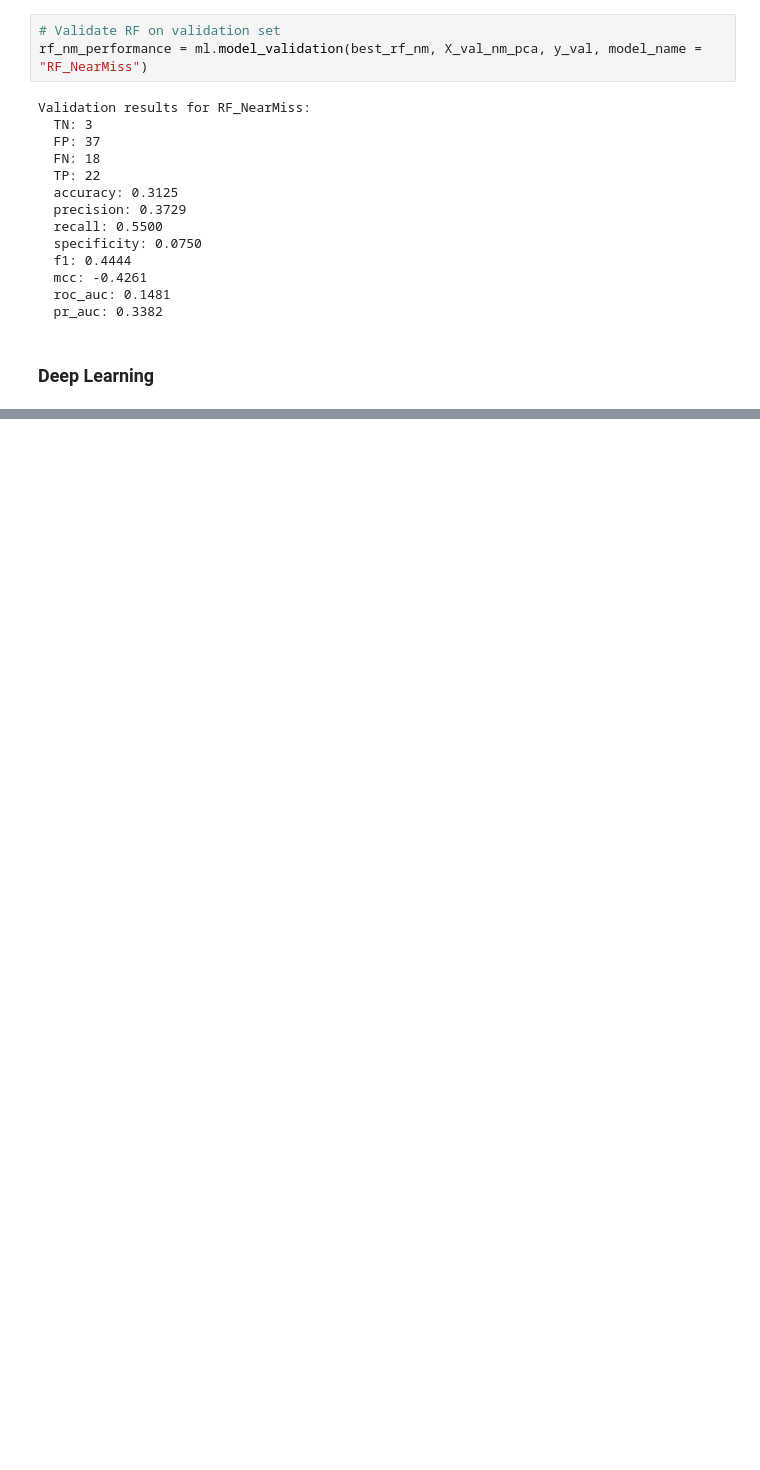
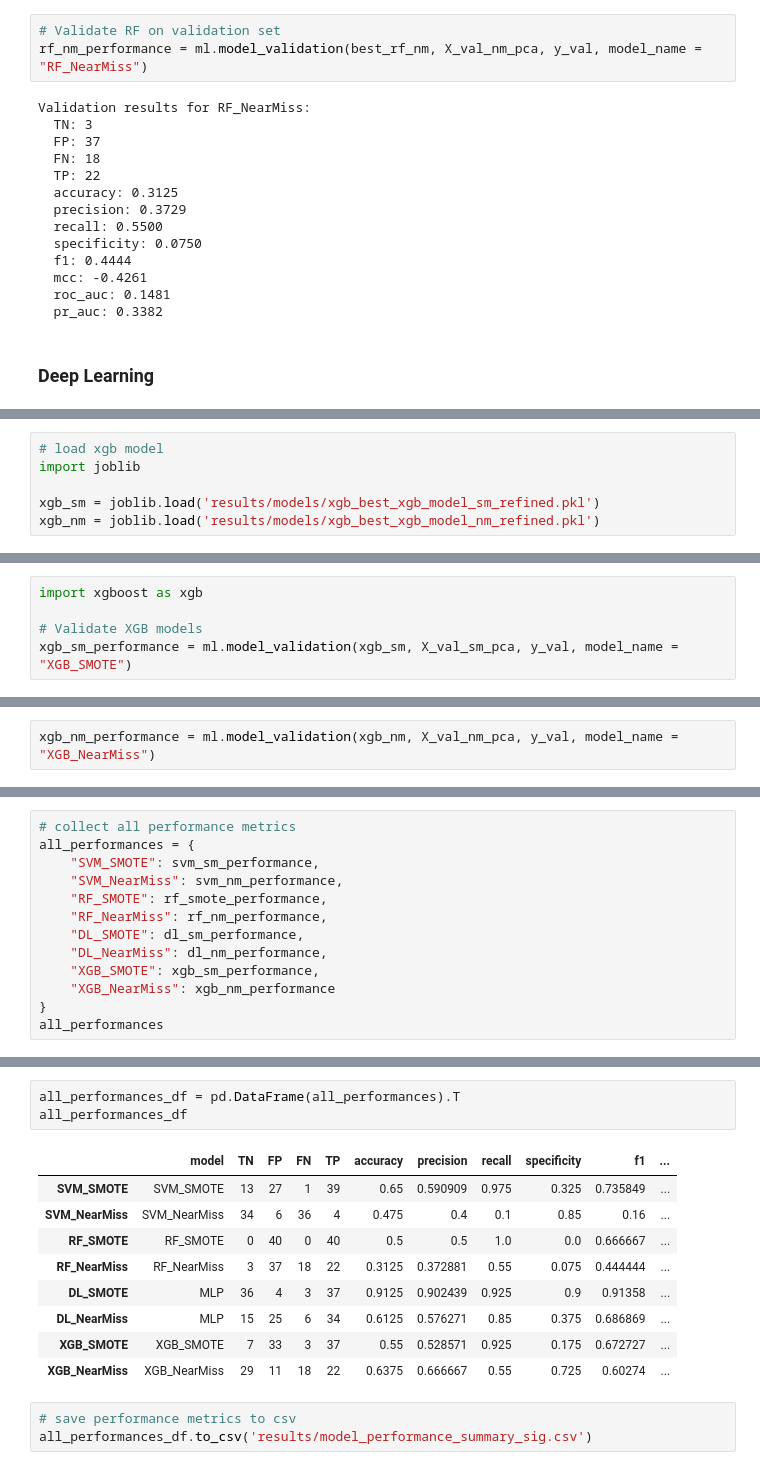
Before and after one commit to adhiraj141092/anxiety_methylation_classification, a Jupyter notebook: model_training_sig.ipynb, the cells around one changed output, grey strips where cells are left out. Cells and saved outputs as stored; diff of their text form; blank space fills up the shorter version.

Commit message:
fixing model_training and notebook

```diff
--- a/model_training_sig.ipynb
+++ b/model_training_sig.ipynb
@@ -288,0 +363,6 @@ Validation results for MLP:
+# %%
+# load xgb model
+import joblib
+
+xgb_sm = joblib.load('results/models/xgb_best_xgb_model_sm_refined.pkl')
+xgb_nm = joblib.load('results/models/xgb_best_xgb_model_nm_refined.pkl')
@@ -288,0 +378,5 @@ Validation results for MLP:
+# %%
+import xgboost as xgb
+
+# Validate XGB models
+xgb_sm_performance = ml.model_validation(xgb_sm, X_val_sm_pca, y_val, model_name = "XGB_SMOTE")
@@ -288,0 +397,2 @@ Validation results for MLP:
+# %%
+xgb_nm_performance = ml.model_validation(xgb_nm, X_val_nm_pca, y_val, model_name = "XGB_NearMiss")
@@ -288,0 +433,13 @@ Validation results for MLP:
+# %%
+# collect all performance metrics
+all_performances = {
+    "SVM_SMOTE": svm_sm_performance,
+    "SVM_NearMiss": svm_nm_performance,
+    "RF_SMOTE": rf_smote_performance,
+    "RF_NearMiss": rf_nm_performance,
+    "DL_SMOTE": dl_sm_performance,
+    "DL_NearMiss": dl_nm_performance,
+    "XGB_SMOTE": xgb_sm_performance,
+    "XGB_NearMiss": xgb_nm_performance
+}
+all_performances
@@ -288,0 +464,16 @@ Validation results for MLP:
+# %%
+all_performances_df = pd.DataFrame(all_performances).T
+all_performances_df
+# %% [output]
+|  | model | TN | FP | FN | TP | accuracy | precision | recall | specificity | f1 | ... |
+| SVM_SMOTE | SVM_SMOTE | 13 | 27 | 1 | 39 | 0.65 | 0.590909 | 0.975 | 0.325 | 0.735849 | ... |
+| SVM_NearMiss | SVM_NearMiss | 34 | 6 | 36 | 4 | 0.475 | 0.4 | 0.1 | 0.85 | 0.16 | ... |
+| RF_SMOTE | RF_SMOTE | 0 | 40 | 0 | 40 | 0.5 | 0.5 | 1.0 | 0.0 | 0.666667 | ... |
+| RF_NearMiss | RF_NearMiss | 3 | 37 | 18 | 22 | 0.3125 | 0.372881 | 0.55 | 0.075 | 0.444444 | ... |
+| DL_SMOTE | MLP | 36 | 4 | 3 | 37 | 0.9125 | 0.902439 | 0.925 | 0.9 | 0.91358 | ... |
+| DL_NearMiss | MLP | 15 | 25 | 6 | 34 | 0.6125 | 0.576271 | 0.85 | 0.375 | 0.686869 | ... |
+| XGB_SMOTE | XGB_SMOTE | 7 | 33 | 3 | 37 | 0.55 | 0.528571 | 0.925 | 0.175 | 0.672727 | ... |
+| XGB_NearMiss | XGB_NearMiss | 29 | 11 | 18 | 22 | 0.6375 | 0.666667 | 0.55 | 0.725 | 0.60274 | ... |
+# %%
+# save performance metrics to csv
+all_performances_df.to_csv('results/model_performance_summary_sig.csv')
```
Also changed, not shown: parts of 16 cells of this notebook, 1 other file.
